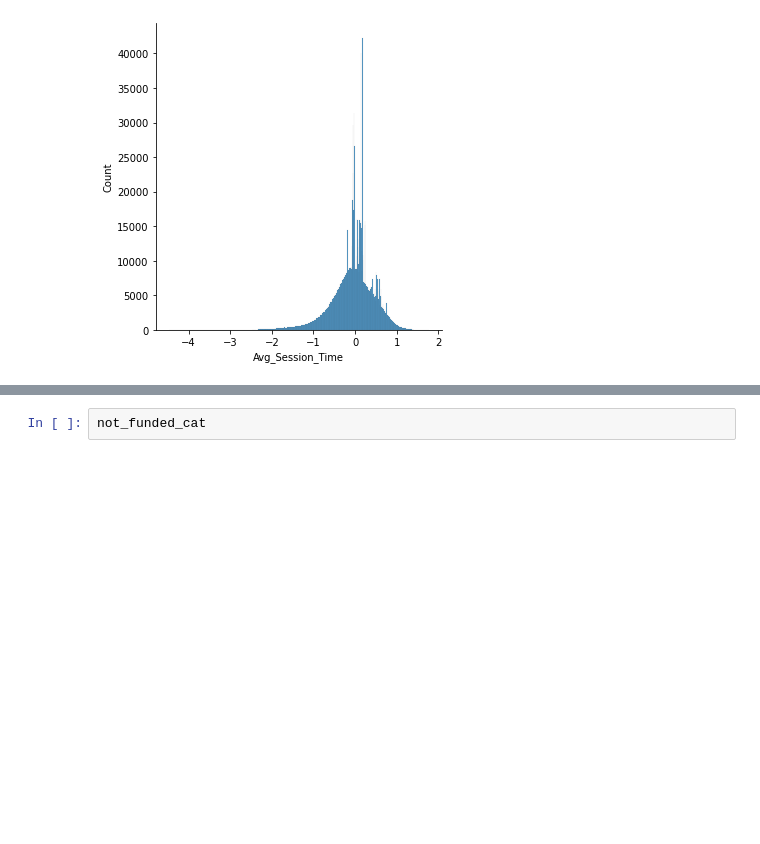
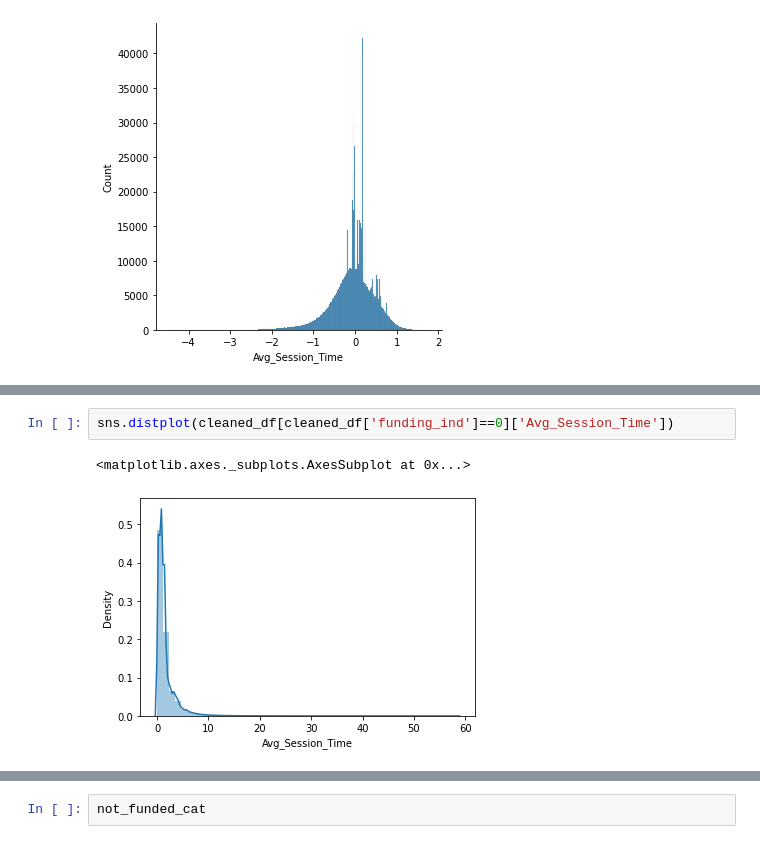
Before and after one commit to anshudhanshu/Startups-Funding-Prediction, a Jupyter notebook: Sudhanshu_Rawat_Team_5_Capstone_Project.ipynb, the cells around one changed output, grey strips where cells are left out. Saved outputs shown, nothing was run; the diff lists cells and outputs as text; blank space fills up the shorter version.

```diff
--- a/Sudhanshu_Rawat_Team_5_Capstone_Project.ipynb
+++ b/Sudhanshu_Rawat_Team_5_Capstone_Project.ipynb
@@ -794,0 +892,5 @@ sns.displot(np.log10(cleaned_df['Avg_Session_Time']))
+# %%
+sns.distplot(cleaned_df[cleaned_df['funding_ind']==0]['Avg_Session_Time'])
+# %% [output]
+<matplotlib.axes._subplots.AxesSubplot at 0x...>
+[figure, added]
```
Also changed, not shown: parts of 22 cells of this notebook.
